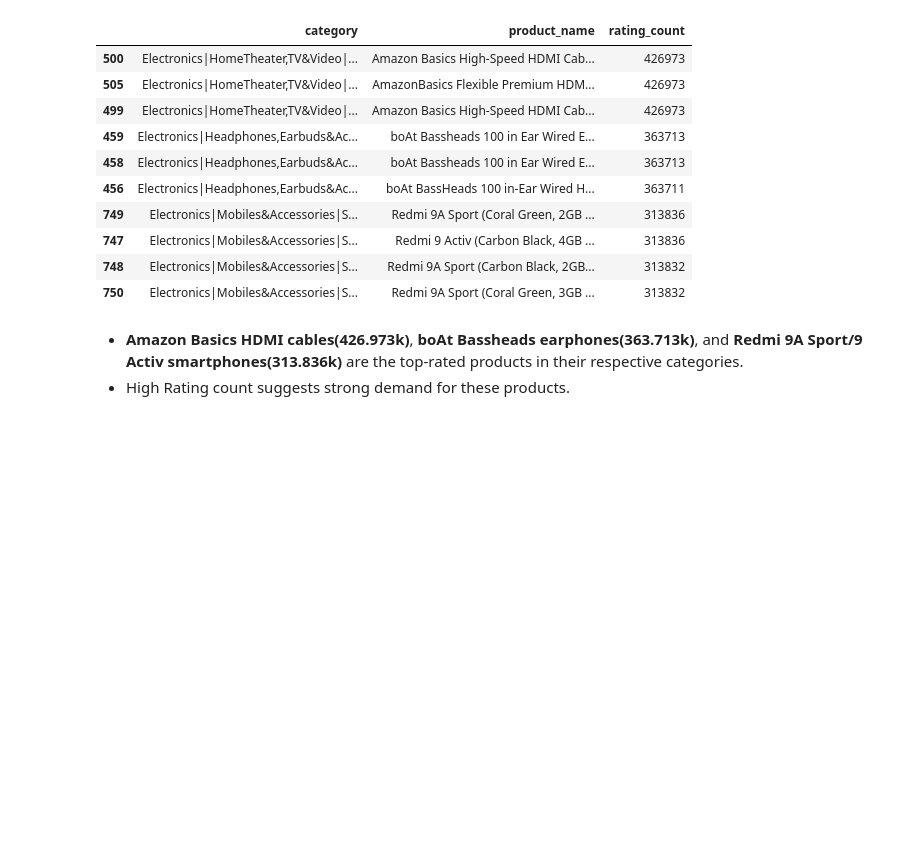
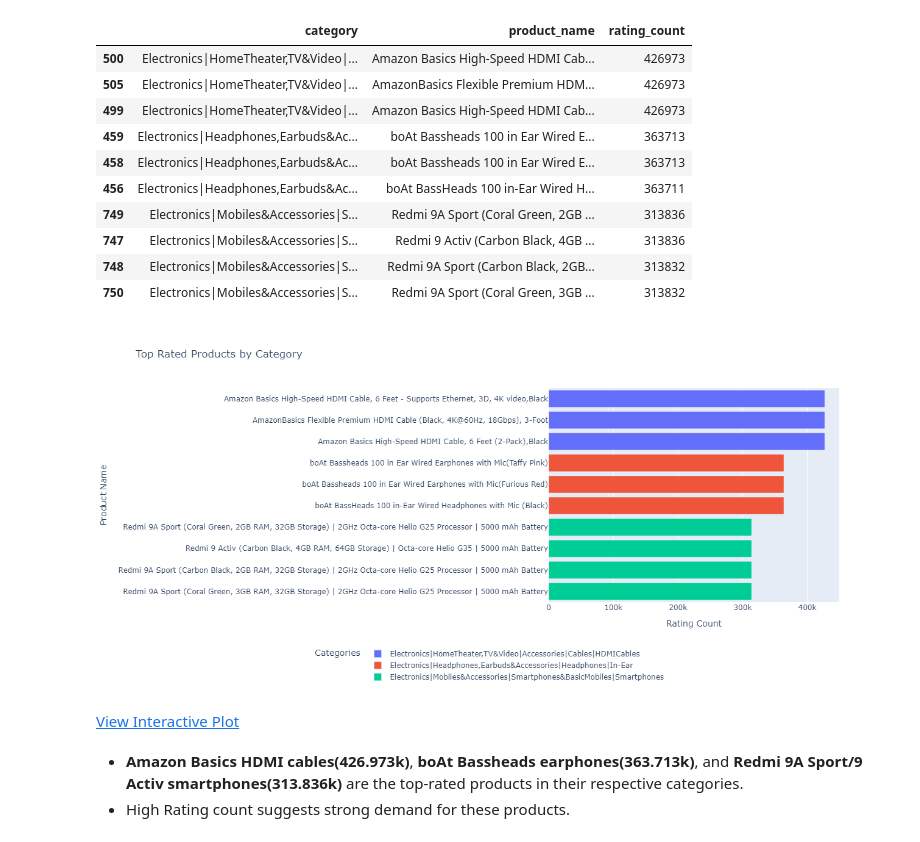
Before and after one commit to mariamkhan04/Amazon_Sales_Analysis_Plotly, a Jupyter notebook: eda.ipynb, the cells around one changed output. Drawn from its saved outputs; the diff is of its cells as text; code cells hidden in the pictures; blank space fills up the shorter version.

Commit message:
updated all plots

```diff
--- a/eda.ipynb
+++ b/eda.ipynb
@@ -282,26 +282,29 @@ Top rated products by category
 # %%
 # bar plot for top rated product by category
 
 fig2 = px.bar(data_frame=top_products_by_category,
               x='rating_count',
               y='product_name',
               color='category',
               title='Top Rated Products by Category',
               orientation='h',
               category_orders={"product_name": top_products_by_category["product_name"].tolist()}
               )
 
-fig2.update_layout(yaxis_title='Product Name', xaxis_title='Rating Count',height= 600, showlegend=True, legend=dict(
+fig2.update_layout(yaxis_title='Product Name', xaxis_title='Rating Count',width=1300,height= 600, showlegend=True, legend=dict(
         title="Categories",
         orientation="h",  # Horizontal legend
         yanchor="top",  # Align to top
         y=-0.2,  # Move legend below the plot
         xanchor="center",  # Center align
         x=-0.2
     )
 )
-pio.renderers.default = "notebook"
-fig2.show()
+# fig2.show()
+save_and_display(fig2, "plotlyplots/plot2.html")
+# %% [output]
+[figure, added]
+View Interactive Plot
 # %% [markdown]
 - **Amazon Basics HDMI cables(426.973k)**, **boAt Bassheads earphones(363.713k)**, and **Redmi 9A Sport/9 Activ smartphones(313.836k)** are the top-rated products in their respective categories.
 - High Rating count suggests strong demand for these products.
```
Also changed, not shown: parts of 2 cells of this notebook, 7 other files.
